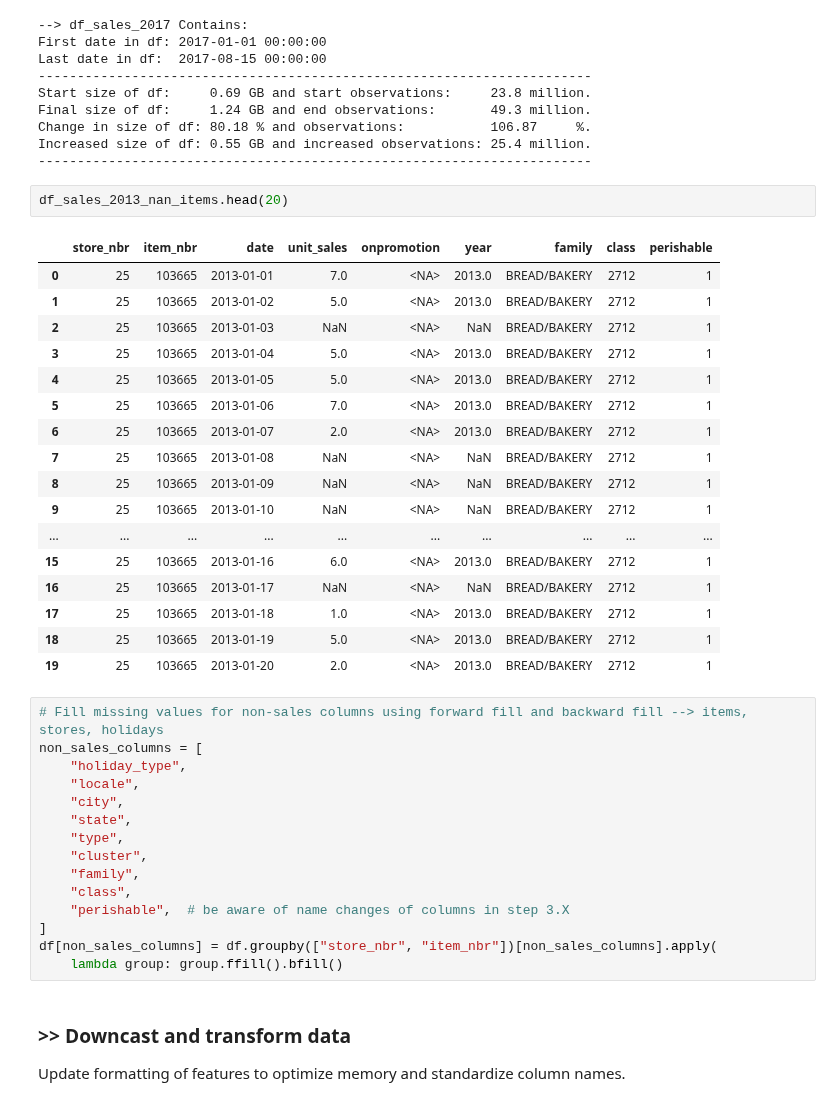
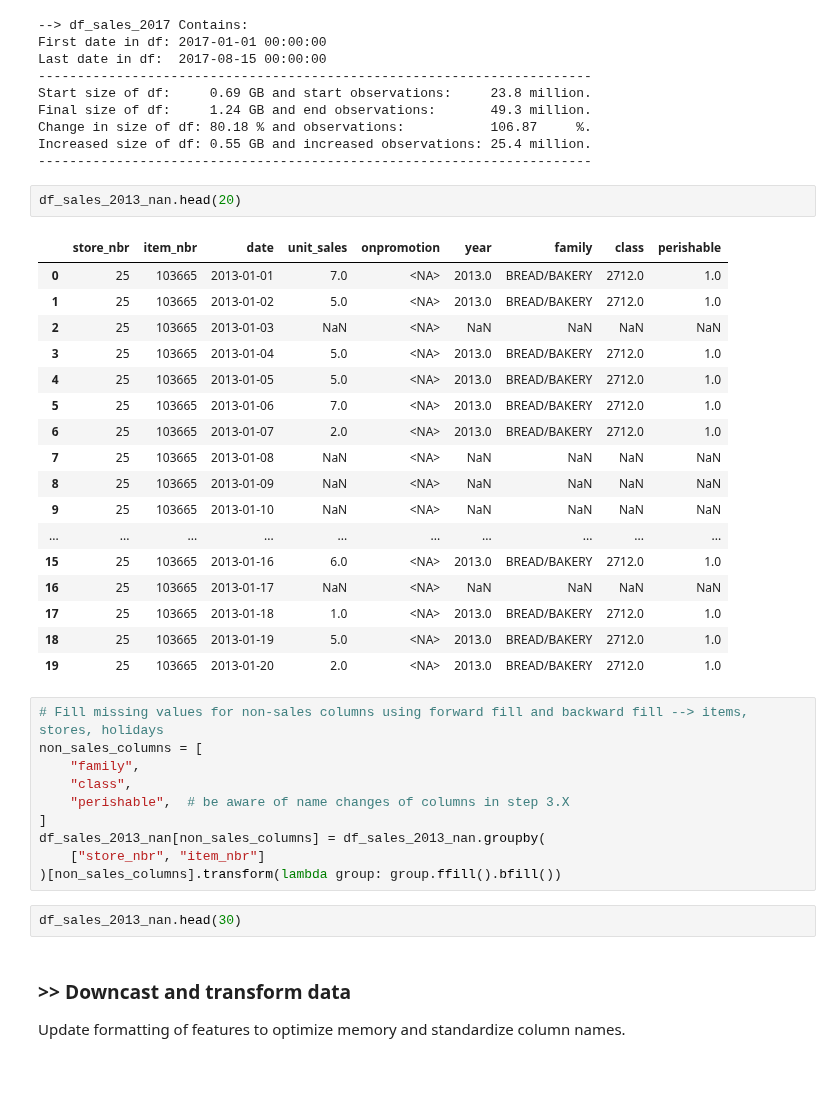
Before and after one commit to AFEngelage/Group4B, a Jupyter notebook: notebooks/2024 04 21 - Supermarket Loading first data - AFE.ipynb, the cells around one changed output. Cells and saved outputs as stored; diff of their text form; blank space fills up the shorter version.

Commit message:
Testing with bfill.ffill for missing values of non-sales column

```diff
--- a/notebooks/2024 04 21 - Supermarket Loading first data - AFE.ipynb
+++ b/notebooks/2024 04 21 - Supermarket Loading first data - AFE.ipynb
@@ -932,40 +932,37 @@ Change in size of df: 80.18 % and observations:           106.87     %.
 Increased size of df: 0.55 GB and increased observations: 25.4 million.
 -----------------------------------------------------------------------
 # %%
-df_sales_2013_nan_items.head(20)
+df_sales_2013_nan.head(20)
 # %% [output]
 |  | store_nbr | item_nbr | date | unit_sales | onpromotion | year | family | class | perishable |
-| 0 | 25 | 103665 | 2013-01-01 | 7.0 | <NA> | 2013.0 | BREAD/BAKERY | 2712 | 1 |
-| 1 | 25 | 103665 | 2013-01-02 | 5.0 | <NA> | 2013.0 | BREAD/BAKERY | 2712 | 1 |
-| 2 | 25 | 103665 | 2013-01-03 | NaN | <NA> | NaN | BREAD/BAKERY | 2712 | 1 |
-| 3 | 25 | 103665 | 2013-01-04 | 5.0 | <NA> | 2013.0 | BREAD/BAKERY | 2712 | 1 |
-| 4 | 25 | 103665 | 2013-01-05 | 5.0 | <NA> | 2013.0 | BREAD/BAKERY | 2712 | 1 |
-| 5 | 25 | 103665 | 2013-01-06 | 7.0 | <NA> | 2013.0 | BREAD/BAKERY | 2712 | 1 |
-| 6 | 25 | 103665 | 2013-01-07 | 2.0 | <NA> | 2013.0 | BREAD/BAKERY | 2712 | 1 |
-| 7 | 25 | 103665 | 2013-01-08 | NaN | <NA> | NaN | BREAD/BAKERY | 2712 | 1 |
-| 8 | 25 | 103665 | 2013-01-09 | NaN | <NA> | NaN | BREAD/BAKERY | 2712 | 1 |
-| 9 | 25 | 103665 | 2013-01-10 | NaN | <NA> | NaN | BREAD/BAKERY | 2712 | 1 |
+| 0 | 25 | 103665 | 2013-01-01 | 7.0 | <NA> | 2013.0 | BREAD/BAKERY | 2712.0 | 1.0 |
+| 1 | 25 | 103665 | 2013-01-02 | 5.0 | <NA> | 2013.0 | BREAD/BAKERY | 2712.0 | 1.0 |
+| 2 | 25 | 103665 | 2013-01-03 | NaN | <NA> | NaN | NaN | NaN | NaN |
+| 3 | 25 | 103665 | 2013-01-04 | 5.0 | <NA> | 2013.0 | BREAD/BAKERY | 2712.0 | 1.0 |
+| 4 | 25 | 103665 | 2013-01-05 | 5.0 | <NA> | 2013.0 | BREAD/BAKERY | 2712.0 | 1.0 |
+| 5 | 25 | 103665 | 2013-01-06 | 7.0 | <NA> | 2013.0 | BREAD/BAKERY | 2712.0 | 1.0 |
+| 6 | 25 | 103665 | 2013-01-07 | 2.0 | <NA> | 2013.0 | BREAD/BAKERY | 2712.0 | 1.0 |
+| 7 | 25 | 103665 | 2013-01-08 | NaN | <NA> | NaN | NaN | NaN | NaN |
+| 8 | 25 | 103665 | 2013-01-09 | NaN | <NA> | NaN | NaN | NaN | NaN |
+| 9 | 25 | 103665 | 2013-01-10 | NaN | <NA> | NaN | NaN | NaN | NaN |
 | ... | ... | ... | ... | ... | ... | ... | ... | ... | ... |
-| 15 | 25 | 103665 | 2013-01-16 | 6.0 | <NA> | 2013.0 | BREAD/BAKERY | 2712 | 1 |
-| 16 | 25 | 103665 | 2013-01-17 | NaN | <NA> | NaN | BREAD/BAKERY | 2712 | 1 |
-| 17 | 25 | 103665 | 2013-01-18 | 1.0 | <NA> | 2013.0 | BREAD/BAKERY | 2712 | 1 |
-| 18 | 25 | 103665 | 2013-01-19 | 5.0 | <NA> | 2013.0 | BREAD/BAKERY | 2712 | 1 |
-| 19 | 25 | 103665 | 2013-01-20 | 2.0 | <NA> | 2013.0 | BREAD/BAKERY | 2712 | 1 |
+| 15 | 25 | 103665 | 2013-01-16 | 6.0 | <NA> | 2013.0 | BREAD/BAKERY | 2712.0 | 1.0 |
+| 16 | 25 | 103665 | 2013-01-17 | NaN | <NA> | NaN | NaN | NaN | NaN |
+| 17 | 25 | 103665 | 2013-01-18 | 1.0 | <NA> | 2013.0 | BREAD/BAKERY | 2712.0 | 1.0 |
+| 18 | 25 | 103665 | 2013-01-19 | 5.0 | <NA> | 2013.0 | BREAD/BAKERY | 2712.0 | 1.0 |
+| 19 | 25 | 103665 | 2013-01-20 | 2.0 | <NA> | 2013.0 | BREAD/BAKERY | 2712.0 | 1.0 |
 # %%
 # Fill missing values for non-sales columns using forward fill and backward fill --> items, stores, holidays
 non_sales_columns = [
-    "holiday_type",
-    "locale",
-    "city",
-    "state",
-    "type",
-    "cluster",
     "family",
     "class",
     "perishable",  # be aware of name changes of columns in step 3.X
 ]
-df[non_sales_columns] = df.groupby(["store_nbr", "item_nbr"])[non_sales_columns].apply(
-    lambda group: group.ffill().bfill()
+df_sales_2013_nan[non_sales_columns] = df_sales_2013_nan.groupby(
+    ["store_nbr", "item_nbr"]
+)[non_sales_columns].transform(lambda group: group.ffill().bfill())
+# %%
+df_sales_2013_nan.head(30)
 # %% [markdown]
 ### >> Downcast and transform data
 Update formatting of features to optimize memory and standardize column names.
```
